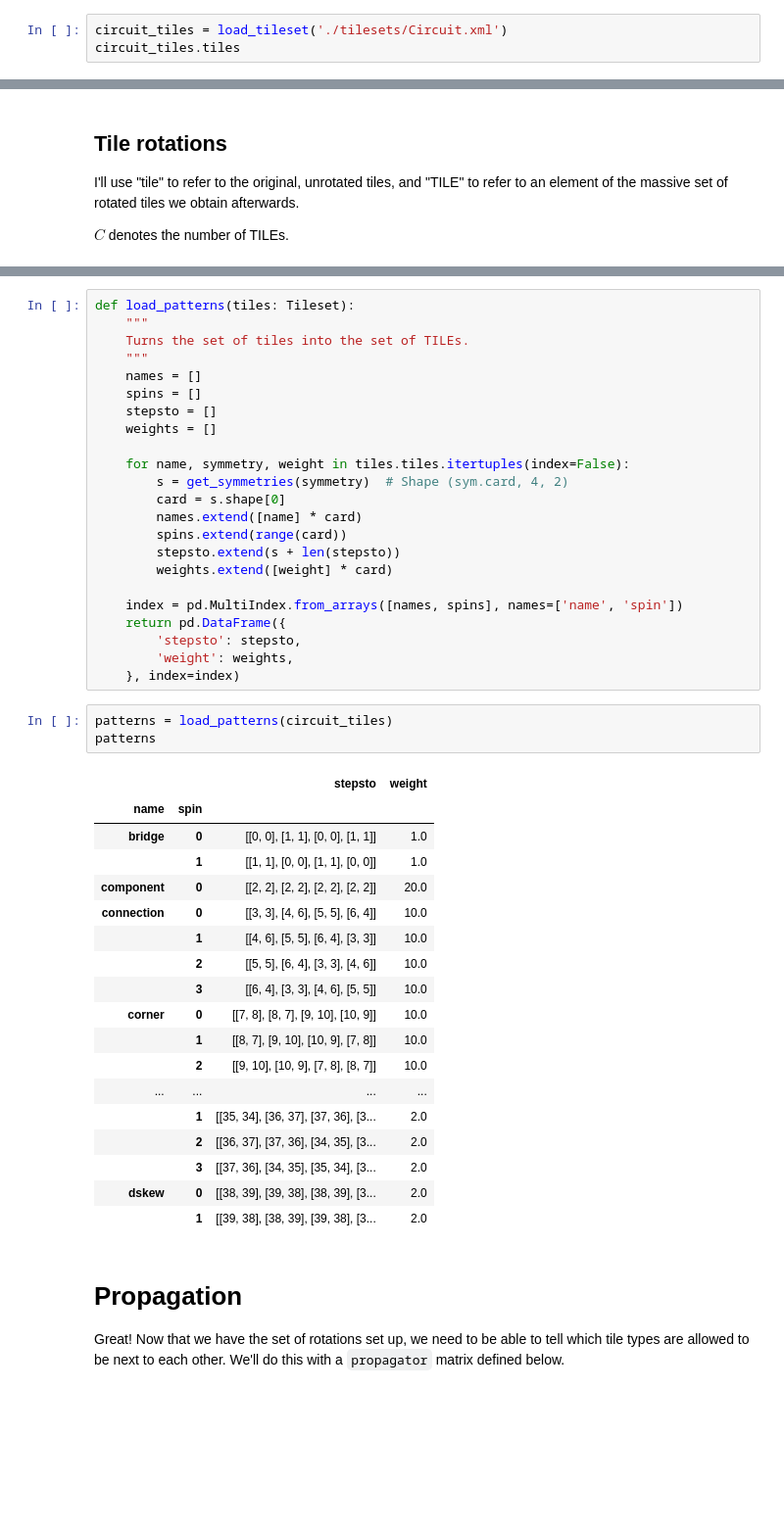
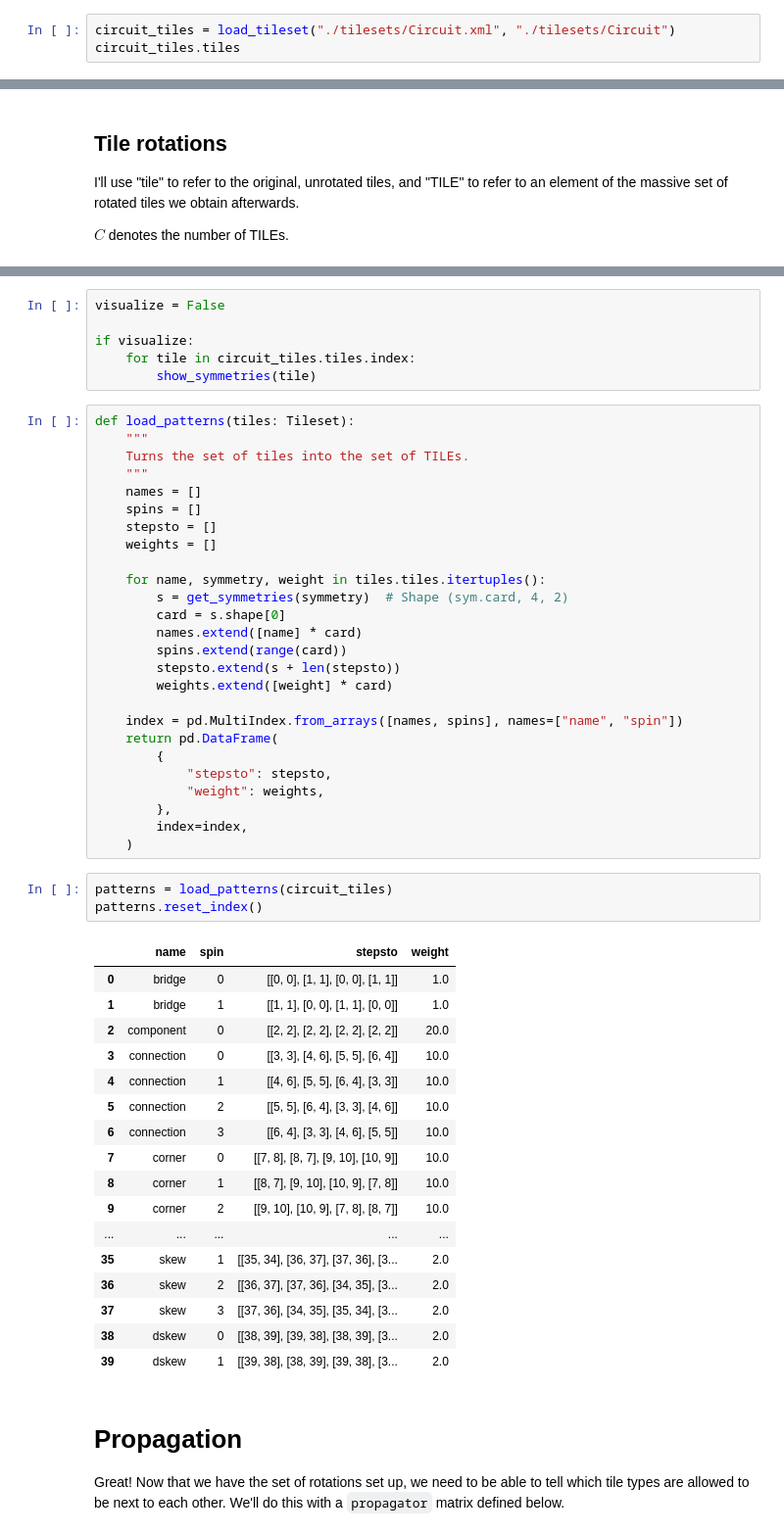
Before and after one commit to adzcai/wave-function-collapse, a Jupyter notebook: WFC.ipynb, the cells around one changed output, grey strips where cells are left out. Shown at 98% size. Drawn from its saved outputs; the diff is of its cells as text; blank space fills up the shorter version.

```diff
--- a/WFC.ipynb
+++ b/WFC.ipynb
@@ -31,4 +54,4 @@ def load_tileset(path: str) -> Tileset:
 # %%
-circuit_tiles = load_tileset('./tilesets/Circuit.xml')
+circuit_tiles = load_tileset("./tilesets/Circuit.xml", "./tilesets/Circuit")
 circuit_tiles.tiles
 # %% [output]
@@ -133,3 +171,9 @@ show_symmetries('dskew', '\\')
+# %%
+visualize = False
+
+if visualize:
+    for tile in circuit_tiles.tiles.index:
+        show_symmetries(tile)
 # %%
 def load_patterns(tiles: Tileset):
     """
@@ -140,7 +184,7 @@ def load_patterns(tiles: Tileset):
     stepsto = []
     weights = []
 
-    for name, symmetry, weight in tiles.tiles.itertuples(index=False):
+    for name, symmetry, weight in tiles.tiles.itertuples():
         s = get_symmetries(symmetry)  # Shape (sym.card, 4, 2)
         card = s.shape[0]
         names.extend([name] * card)
@@ -148,33 +192,35 @@ def load_patterns(tiles: Tileset):
         stepsto.extend(s + len(stepsto))
         weights.extend([weight] * card)
 
-    index = pd.MultiIndex.from_arrays([names, spins], names=['name', 'spin'])
-    return pd.DataFrame({
-        'stepsto': stepsto,
-        'weight': weights,
-    }, index=index)
+    index = pd.MultiIndex.from_arrays([names, spins], names=["name", "spin"])
+    return pd.DataFrame(
+        {
+            "stepsto": stepsto,
+            "weight": weights,
+        },
+        index=index,
+    )
 # %%
 patterns = load_patterns(circuit_tiles)
-patterns
+patterns.reset_index()
 # %% [output]
-|  |  | stepsto | weight |
-| name | spin |  |  |
-| bridge | 0 | [[0, 0], [1, 1], [0, 0], [1, 1]] | 1.0 |
-|  | 1 | [[1, 1], [0, 0], [1, 1], [0, 0]] | 1.0 |
-| component | 0 | [[2, 2], [2, 2], [2, 2], [2, 2]] | 20.0 |
-| connection | 0 | [[3, 3], [4, 6], [5, 5], [6, 4]] | 10.0 |
-|  | 1 | [[4, 6], [5, 5], [6, 4], [3, 3]] | 10.0 |
-|  | 2 | [[5, 5], [6, 4], [3, 3], [4, 6]] | 10.0 |
-|  | 3 | [[6, 4], [3, 3], [4, 6], [5, 5]] | 10.0 |
-| corner | 0 | [[7, 8], [8, 7], [9, 10], [10, 9]] | 10.0 |
-|  | 1 | [[8, 7], [9, 10], [10, 9], [7, 8]] | 10.0 |
-|  | 2 | [[9, 10], [10, 9], [7, 8], [8, 7]] | 10.0 |
-| ... | ... | ... | ... |
-|  | 1 | [[35, 34], [36, 37], [37, 36], [3... | 2.0 |
-|  | 2 | [[36, 37], [37, 36], [34, 35], [3... | 2.0 |
-|  | 3 | [[37, 36], [34, 35], [35, 34], [3... | 2.0 |
-| dskew | 0 | [[38, 39], [39, 38], [38, 39], [3... | 2.0 |
-|  | 1 | [[39, 38], [38, 39], [39, 38], [3... | 2.0 |
+|  | name | spin | stepsto | weight |
+| 0 | bridge | 0 | [[0, 0], [1, 1], [0, 0], [1, 1]] | 1.0 |
+| 1 | bridge | 1 | [[1, 1], [0, 0], [1, 1], [0, 0]] | 1.0 |
+| 2 | component | 0 | [[2, 2], [2, 2], [2, 2], [2, 2]] | 20.0 |
+| 3 | connection | 0 | [[3, 3], [4, 6], [5, 5], [6, 4]] | 10.0 |
+| 4 | connection | 1 | [[4, 6], [5, 5], [6, 4], [3, 3]] | 10.0 |
+| 5 | connection | 2 | [[5, 5], [6, 4], [3, 3], [4, 6]] | 10.0 |
+| 6 | connection | 3 | [[6, 4], [3, 3], [4, 6], [5, 5]] | 10.0 |
+| 7 | corner | 0 | [[7, 8], [8, 7], [9, 10], [10, 9]] | 10.0 |
+| 8 | corner | 1 | [[8, 7], [9, 10], [10, 9], [7, 8]] | 10.0 |
+| 9 | corner | 2 | [[9, 10], [10, 9], [7, 8], [8, 7]] | 10.0 |
+| ... | ... | ... | ... | ... |
+| 35 | skew | 1 | [[35, 34], [36, 37], [37, 36], [3... | 2.0 |
+| 36 | skew | 2 | [[36, 37], [37, 36], [34, 35], [3... | 2.0 |
+| 37 | skew | 3 | [[37, 36], [34, 35], [35, 34], [3... | 2.0 |
+| 38 | dskew | 0 | [[38, 39], [39, 38], [38, 39], [3... | 2.0 |
+| 39 | dskew | 1 | [[39, 38], [38, 39], [39, 38], [3... | 2.0 |
 # %% [markdown]
 # Propagation
 
```
Also changed, not shown: parts of 32 cells of this notebook.
